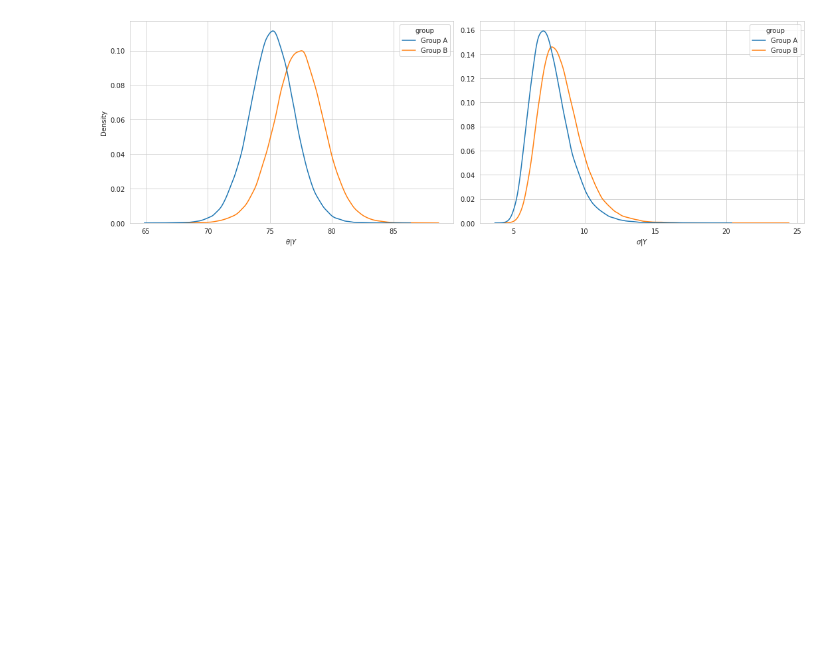
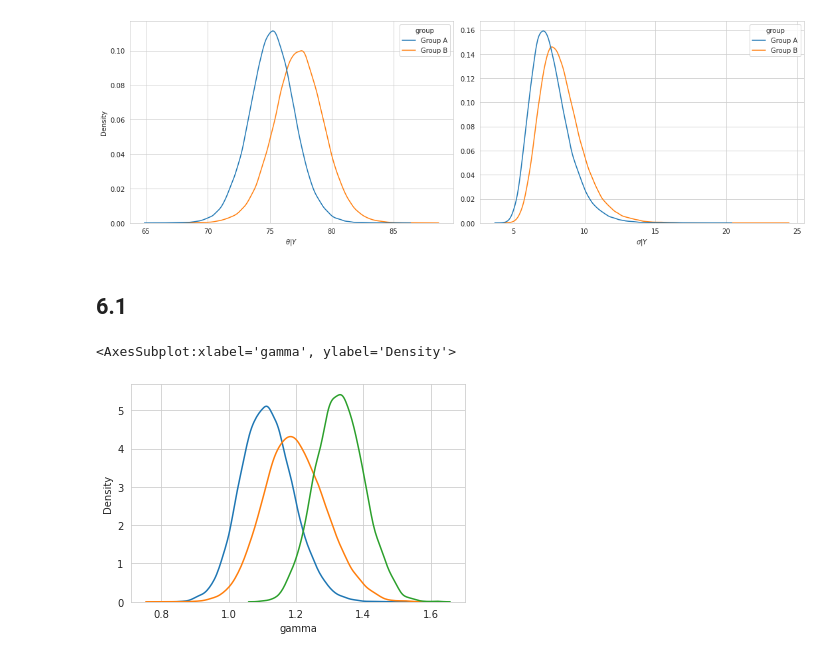
Before and after one commit to WHITSNAK/sta_602, a Jupyter notebook: hw7/hw7.ipynb, the cells around one changed output. Saved outputs shown, nothing was run; the diff lists cells and outputs as text; code cells hidden in the pictures; blank space fills up the shorter version.

```diff
--- a/hw7/hw7.ipynb
+++ b/hw7/hw7.ipynb
@@ -212,3 +220,5 @@ fig.tight_layout()
 fig.show()
 # %% [output]
 [figure]
+# %% [markdown]
+## 6.1
@@ -214,0 +245,41 @@ fig.show()
+# %%
+burnin = 1000
+epochs = 10000
+target_stats = []
+
+# observation data sufficient statistics
+nA, mean_yA = bach.shape[0], bach.mean()
+nB, mean_yB = nobach.shape[0], nobach.mean()
+
+# for each gamma prior pair
+for i in range(5):
+    samples = []
+
+    # prior parameter setup
+    aθ, bθ = 2, 1
+    aΓ, bΓ = 2**(i+3), 2**(i+3)
+
+    # initial sample setup
+    θ, Γ = 1.3, 1
+    for epoch in range(burnin+epochs):
+        # sample from the full conditionals
+        θ_fullcond = stats.gamma(a=aθ+nA*mean_yA+nB*mean_yB, scale=1/(bθ+nA+nB*Γ))
+        θ = θ_fullcond.rvs()
+
+        Γ_fullcond = stats.gamma(a=aΓ+nB*mean_yB, scale=1/(bΓ+nB*θ))
+        Γ = Γ_fullcond.rvs()
+
+        samples.append((θ, Γ))
+
+    # calculate the expectation from the samples
+    df = pd.DataFrame(samples[burnin:], columns=['theta','gamma'])
+    df['theta_B'] = df.theta * df.gamma
+    s = (df.theta_B - df.theta).mean()
+    target_stats.append(s)
+# %%
+sns.kdeplot(df.gamma)
+sns.kdeplot(df.theta)
+sns.kdeplot(df.theta_B)
+# %% [output]
+<AxesSubplot:xlabel='gamma', ylabel='Density'>
+[figure, added]
```
Also changed, not shown: parts of 6 cells of this notebook, 3 other files.
